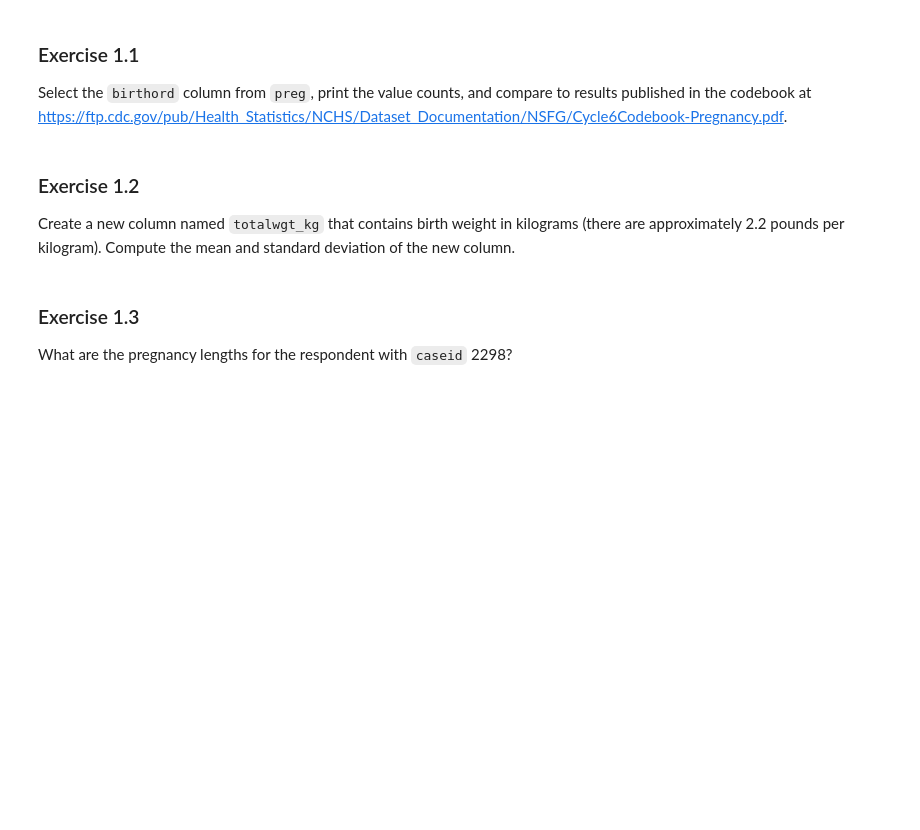
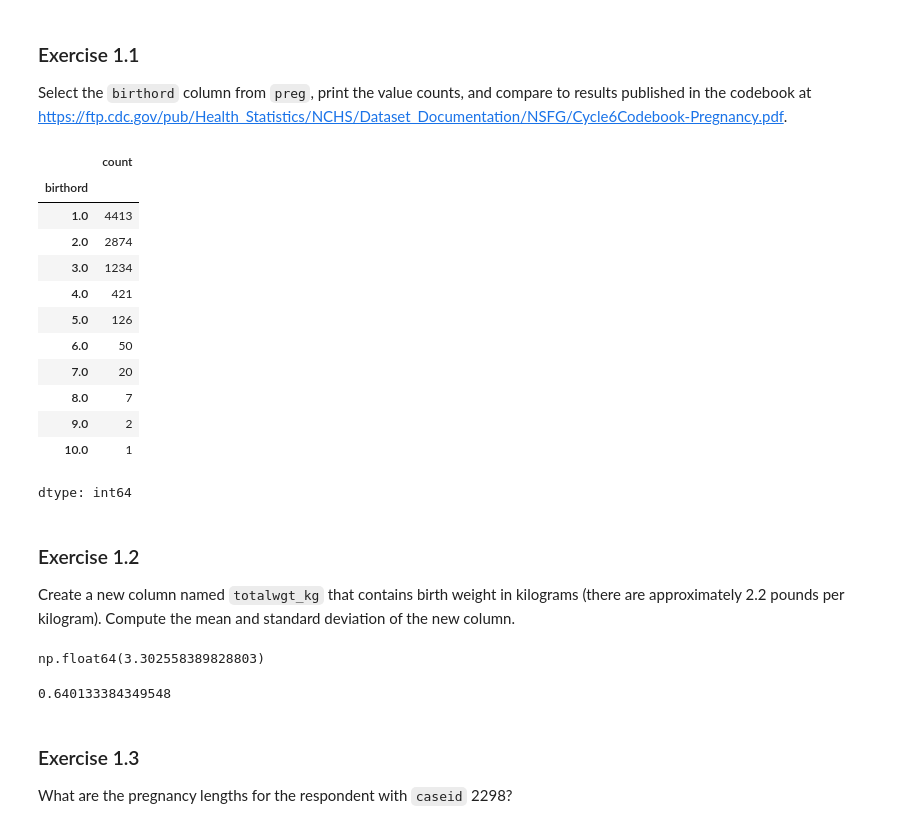
Before and after one commit to BENZAKY-YOHANNAN/Quant-Trading-Projects, a Jupyter notebook: nb/chap01.ipynb, the cells around one changed output. Cells and saved outputs as stored; diff of their text form; code cells hidden in the pictures; blank space fills up the shorter version.

```diff
--- a/nb/chap01.ipynb
+++ b/nb/chap01.ipynb
@@ -652,14 +650,35 @@ The exercises for this chapter are based on the NSFG pregnancy file.
 
 Select the `birthord` column from `preg`, print the value counts, and compare to results published in the  codebook at <https://ftp.cdc.gov/pub/Health_Statistics/NCHS/Dataset_Documentation/NSFG/Cycle6Codebook-Pregnancy.pdf>.
 # %%
-# Solution goes here
+preg["birthord"].value_counts()
+# %% [output]
+|  | count |
+| birthord |  |
+| 1.0 | 4413 |
+| 2.0 | 2874 |
+| 3.0 | 1234 |
+| 4.0 | 421 |
+| 5.0 | 126 |
+| 6.0 | 50 |
+| 7.0 | 20 |
+| 8.0 | 7 |
+| 9.0 | 2 |
+| 10.0 | 1 |
+dtype: int64
 # %% [markdown]
 ### Exercise 1.2
 
 Create a new column named `totalwgt_kg` that contains birth weight in kilograms (there are approximately 2.2 pounds per kilogram).
 Compute the mean and standard deviation of the new column.
 # %%
-# Solution goes here
+preg["totalwgt_kg"] = preg["totalwgt_lb"]/2.2
+preg["totalwgt_kg"].mean()
+# %% [output]
+np.float64(3.302558389828803)
+# %%
+preg["totalwgt_kg"].std()
+# %% [output]
+0.640133384349548
 # %% [markdown]
 ### Exercise 1.3
 
```
Also changed, not shown: parts of 6 cells of this notebook.
